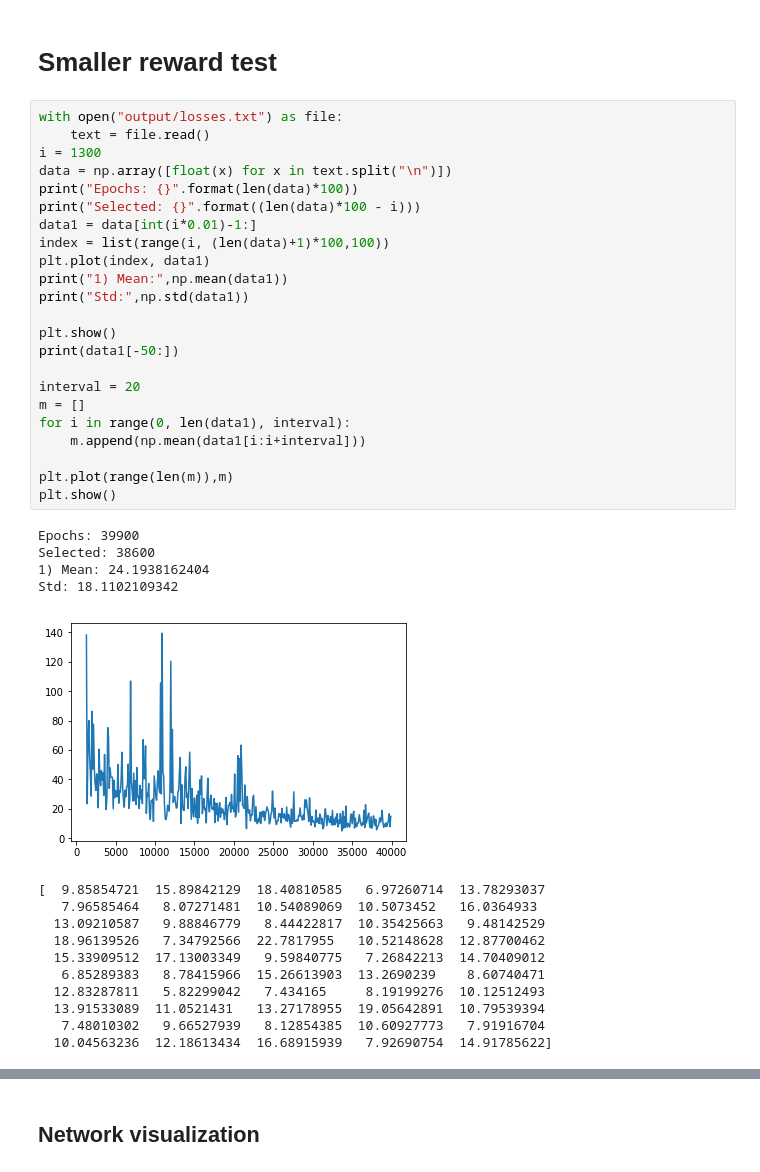
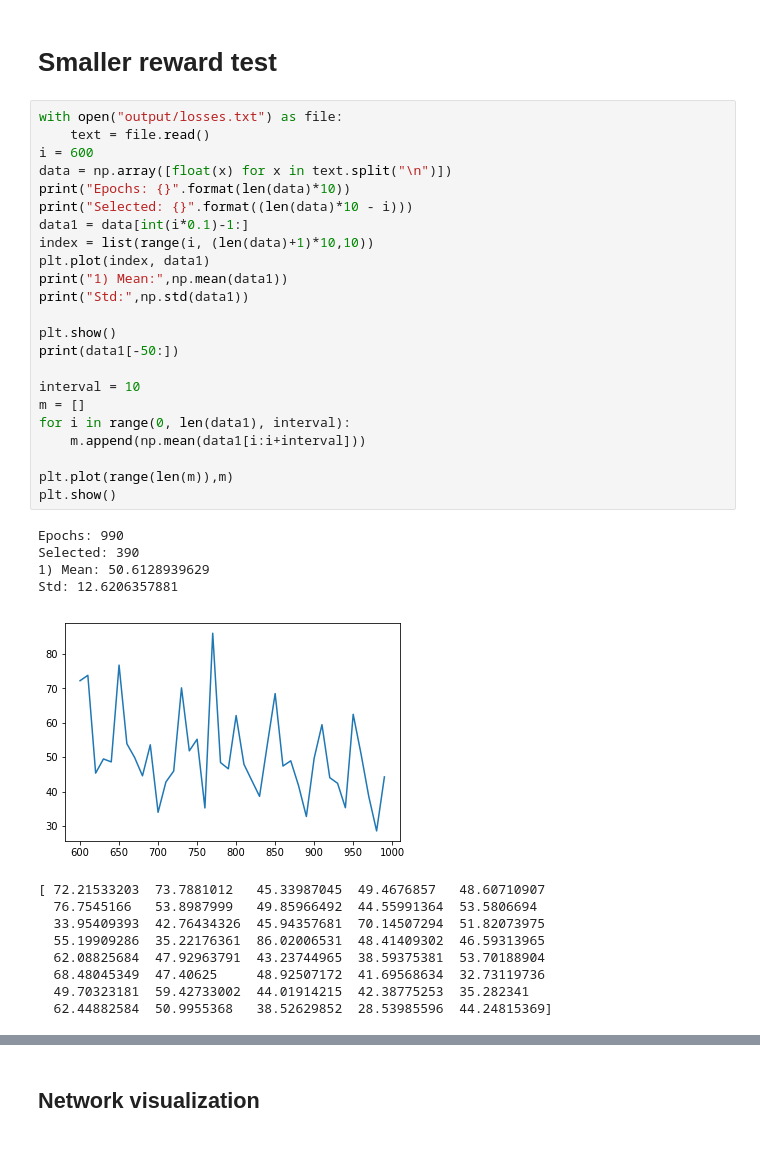
Before and after one commit to valsdav/qQuarto, a Jupyter notebook: Visualize Train.ipynb, the cells around one changed output, grey strips where cells are left out. Cells and saved outputs as stored; diff of their text form.

```diff
--- a/Visualize Train.ipynb
+++ b/Visualize Train.ipynb
@@ -155,39 +155,37 @@ plt.show()
 # %%
 with open("output/losses.txt") as file:
     text = file.read()
-i = 1300
+i = 600
 data = np.array([float(x) for x in text.split("\n")])
-print("Epochs: {}".format(len(data)*100))
-print("Selected: {}".format((len(data)*100 - i)))
-data1 = data[int(i*0.01)-1:]
-index = list(range(i, (len(data)+1)*100,100))
+print("Epochs: {}".format(len(data)*10))
+print("Selected: {}".format((len(data)*10 - i)))
+data1 = data[int(i*0.1)-1:]
+index = list(range(i, (len(data)+1)*10,10))
 plt.plot(index, data1)
 print("1) Mean:",np.mean(data1))
 print("Std:",np.std(data1))
 
 plt.show()
 print(data1[-50:])
 
-interval = 20
+interval = 10
 m = []
 for i in range(0, len(data1), interval):
     m.append(np.mean(data1[i:i+interval]))
 
 plt.plot(range(len(m)),m)
 plt.show()
 # %% [output]
-Epochs: 39900
-Selected: 38600
-1) Mean: 24.1938162404
-Std: 18.1102109342
+Epochs: 990
+Selected: 390
+1) Mean: 50.6128939629
+Std: 12.6206357881
-[figure, old version]
+[figure, new version]
-[  9.85854721  15.89842129  18.40810585   6.97260714  13.78293037
-   7.96585464   8.07271481  10.54089069  10.5073452   16.0364933
-  13.09210587   9.88846779   8.44422817  10.35425663   9.48142529
-  18.96139526   7.34792566  22.7817955   10.52148628  12.87700462
-  15.33909512  17.13003349   9.59840775   7.26842213  14.70409012
-   6.85289383   8.78415966  15.26613903  13.2690239    8.60740471
-  12.83287811   5.82299042   7.434165     8.19199276  10.12512493
-  13.91533089  11.0521431   13.27178955  19.05642891  10.79539394
-   7.48010302   9.66527939   8.12854385  10.60927773   7.91916704
-  10.04563236  12.18613434  16.68915939   7.92690754  14.91785622]
+[ 72.21533203  73.7881012   45.33987045  49.4676857   48.60710907
+  76.7545166   53.8987999   49.85966492  44.55991364  53.5806694
+  33.95409393  42.76434326  45.94357681  70.14507294  51.82073975
+  55.19909286  35.22176361  86.02006531  48.41409302  46.59313965
+  62.08825684  47.92963791  43.23744965  38.59375381  53.70188904
+  68.48045349  47.40625     48.92507172  41.69568634  32.73119736
+  49.70323181  59.42733002  44.01914215  42.38775253  35.282341
+  62.44882584  50.9955368   38.52629852  28.53985596  44.24815369]
```
Also changed, not shown: parts of 25 cells of this notebook, 3 other files.
